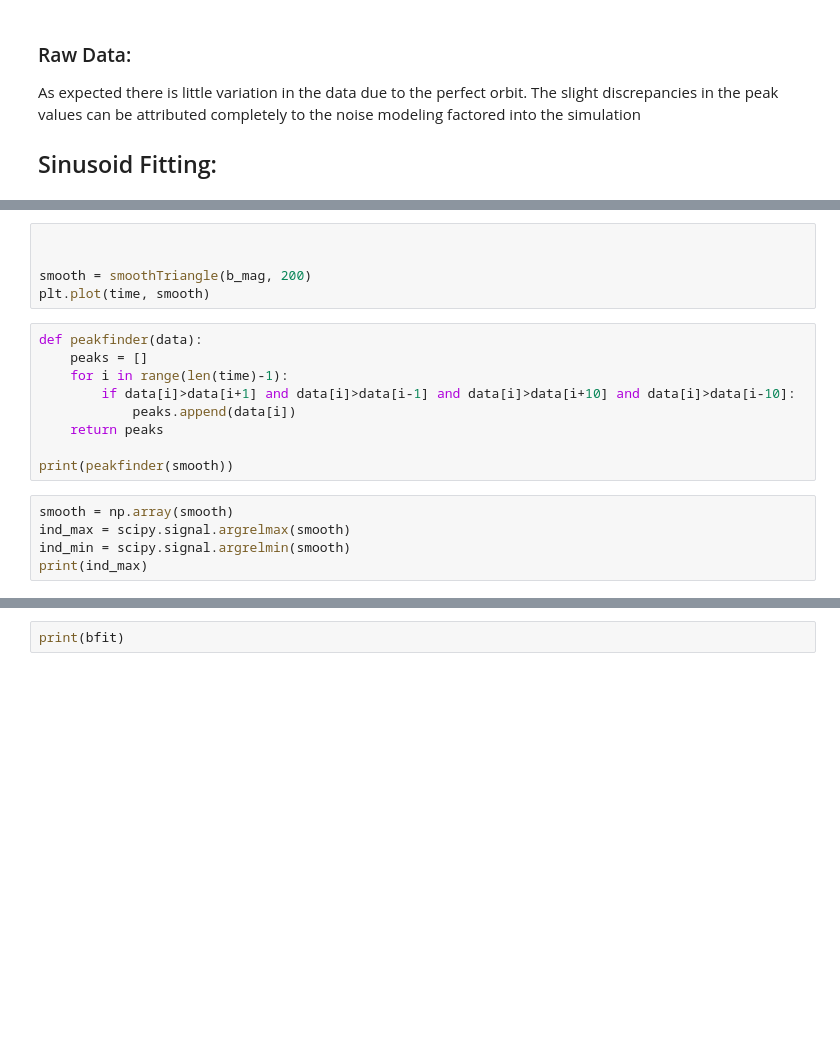
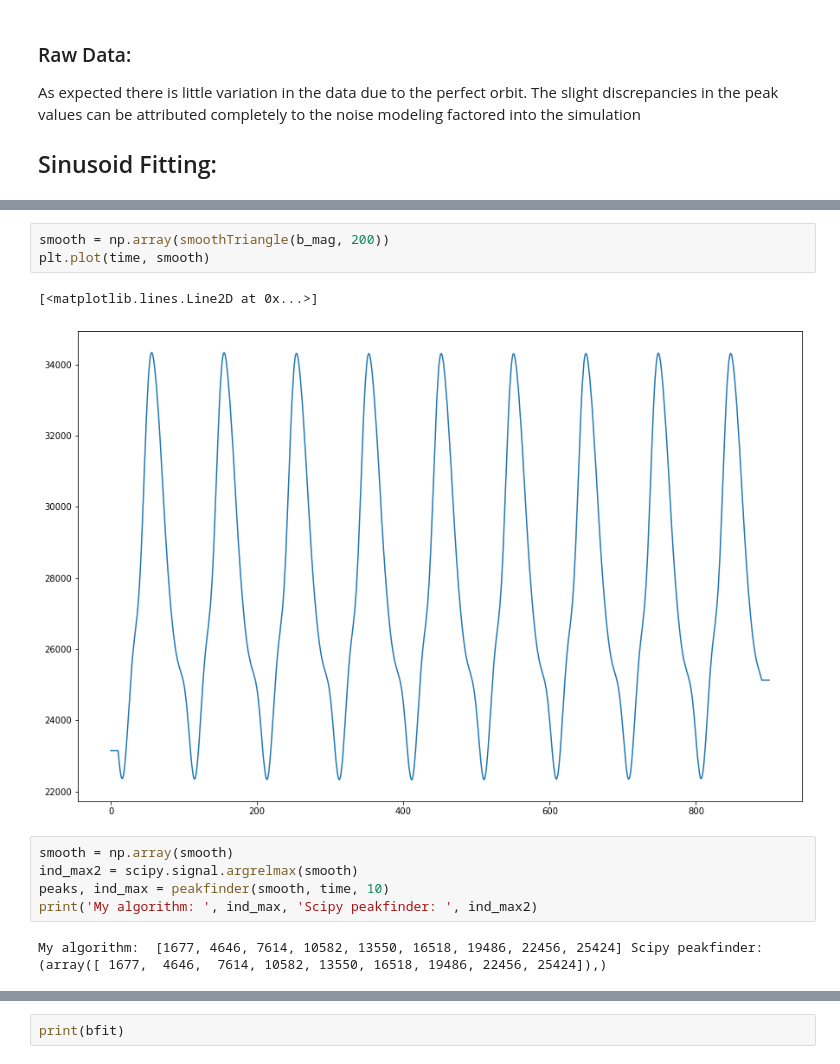
Before and after one commit to bskica/Orbital_Magnetometer, a Jupyter notebook: Data Analysis.ipynb, the cells around one changed output, grey strips where cells are left out. Cells and saved outputs as stored; diff of their text form; blank space fills up the shorter version.

```diff
--- a/Data Analysis.ipynb
+++ b/Data Analysis.ipynb
@@ -55,22 +59,16 @@ Through application of optical analysis,
 # %%
-
-
-smooth = smoothTriangle(b_mag, 200)
+smooth = np.array(smoothTriangle(b_mag, 200))
 plt.plot(time, smooth)
+# %% [output]
+[<matplotlib.lines.Line2D at 0x...>]
+[figure, added]
-# %%
-def peakfinder(data):
-    peaks = []
-    for i in range(len(time)-1):
-        if data[i]>data[i+1] and data[i]>data[i-1] and data[i]>data[i+10] and data[i]>data[i-10]:
-            peaks.append(data[i])
-    return peaks
-
-print(peakfinder(smooth))
 # %%
 smooth = np.array(smooth)
-ind_max = scipy.signal.argrelmax(smooth)
-ind_min = scipy.signal.argrelmin(smooth)
-print(ind_max)
+ind_max2 = scipy.signal.argrelmax(smooth)
+peaks, ind_max = peakfinder(smooth, time, 10)
+print('My algorithm: ', ind_max, 'Scipy peakfinder: ', ind_max2)
+# %% [output]
+My algorithm:  [1677, 4646, 7614, 10582, 13550, 16518, 19486, 22456, 25424] Scipy peakfinder:  (array([ 1677,  4646,  7614, 10582, 13550, 16518, 19486, 22456, 25424]),)
 # %%
 mxtime = []
 mxdata = []
```
Also changed, not shown: parts of 5 cells of this notebook, 2 other files.
